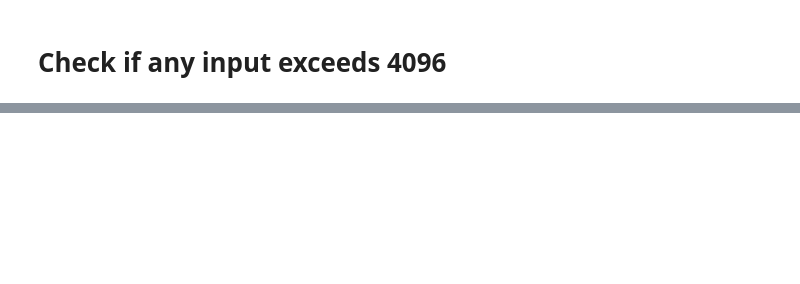
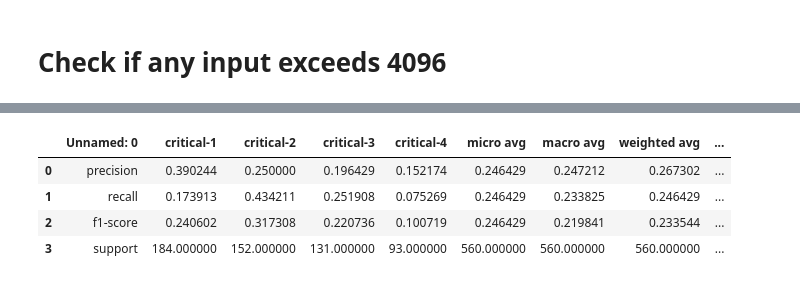
Before and after one commit to kapllan/zeroshot_lexglue, a Jupyter notebook: notebookes/DataAnalysis.ipynb, the cells around one changed output, grey strips where cells are left out. Cells and saved outputs as stored; diff of their text form; code cells hidden in the pictures; blank space fills up the shorter version.

```diff
--- a/notebookes/DataAnalysis.ipynb
+++ b/notebookes/DataAnalysis.ipynb
@@ -173,0 +223,8 @@ all_data
+# %%
+pd.read_excel("/Users/vetonmatoshi/Documents/Git/zeroshot_lexglue/reports/evaluation_report_swiss_criticality_prediction_citation_facts.xlsx")
+# %% [output]
+|  | Unnamed: 0 | critical-1 | critical-2 | critical-3 | critical-4 | micro avg | macro avg | weighted avg | ... |
+| 0 | precision | 0.390244 | 0.250000 | 0.196429 | 0.152174 | 0.246429 | 0.247212 | 0.267302 | ... |
+| 1 | recall | 0.173913 | 0.434211 | 0.251908 | 0.075269 | 0.246429 | 0.233825 | 0.246429 | ... |
+| 2 | f1-score | 0.240602 | 0.317308 | 0.220736 | 0.100719 | 0.246429 | 0.219841 | 0.233544 | ... |
+| 3 | support | 184.000000 | 152.000000 | 131.000000 | 93.000000 | 560.000000 | 560.000000 | 560.000000 | ... |
```
Also changed, not shown: parts of 32 cells of this notebook, 14 other files.
